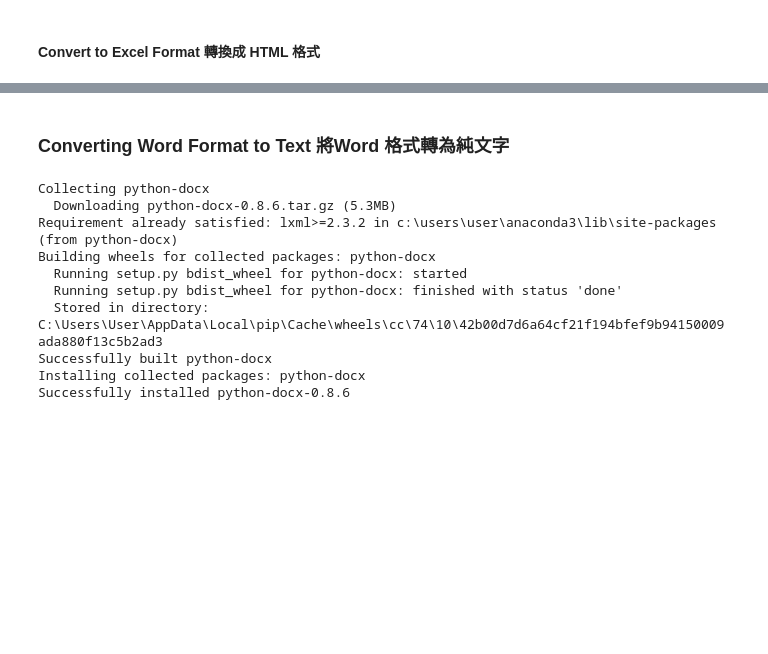
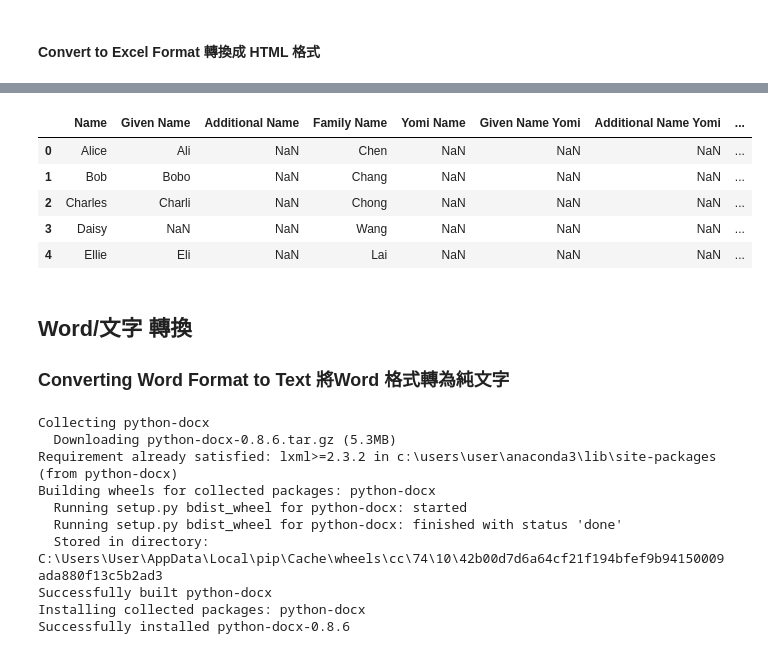
Before and after one commit to paulbroadmission/python_essentials, a Jupyter notebook: Python Essentials 6b - More about Python Input Output.ipynb, the cells around one changed output, grey strips where cells are left out. Saved outputs shown, nothing was run; the diff lists cells and outputs as text; code cells hidden in the pictures; blank space fills up the shorter version.

```diff
--- a/Python Essentials 6b - More about Python Input Output.ipynb
+++ b/Python Essentials 6b - More about Python Input Output.ipynb
@@ -428,0 +553,15 @@ print("dict = ", final_dict)
+# %%
+import pandas as pd
+
+title = input('Input Occupation:')
+
+df = pd.read_csv("google.csv")
+new_df = df.loc[1:10,['Name', 'Family Name', 'Birthday','Occupation']]
+final_dict = new_df[new_df['Occupation']==title].set_index('Name').T.to_dict()
+
+print("dict = ", final_dict)
+print("\n")
+
+for name in final_dict.keys():
+    person = final_dict[name]
+    print("{} : {} {}, born {}".format(person['Occupation'], name, person['Family Name'], person['Birthday']))
@@ -435,6 +584,6 @@ content.save()
 # %% [markdown]
 #### Convert to Excel Format 轉換成 HTML 格式 ####
 # %%
-html_content = df.head().to_html()
+html_content = df.head(5).to_html()
 html_content
 # %% [output]
@@ -444,4 +591,15 @@ html_content
+# %%
+from IPython.display import display, HTML
+display(HTML(html_content))
+# %% [output]
+|  | Name | Given Name | Additional Name | Family Name | Yomi Name | Given Name Yomi | Additional Name Yomi | ... |
+| 0 | Alice | Ali | NaN | Chen | NaN | NaN | NaN | ... |
+| 1 | Bob | Bobo | NaN | Chang | NaN | NaN | NaN | ... |
+| 2 | Charles | Charli | NaN | Chong | NaN | NaN | NaN | ... |
+| 3 | Daisy | NaN | NaN | Wang | NaN | NaN | NaN | ... |
+| 4 | Ellie | Eli | NaN | Lai | NaN | NaN | NaN | ... |
 # %% [markdown]
+## Word/文字 轉換 ##
 ### Converting Word Format to Text  將Word 格式轉為純文字 ###
 # %%
 !pip install python-docx
```
Also changed, not shown: parts of 25 cells of this notebook, 1 other file.
